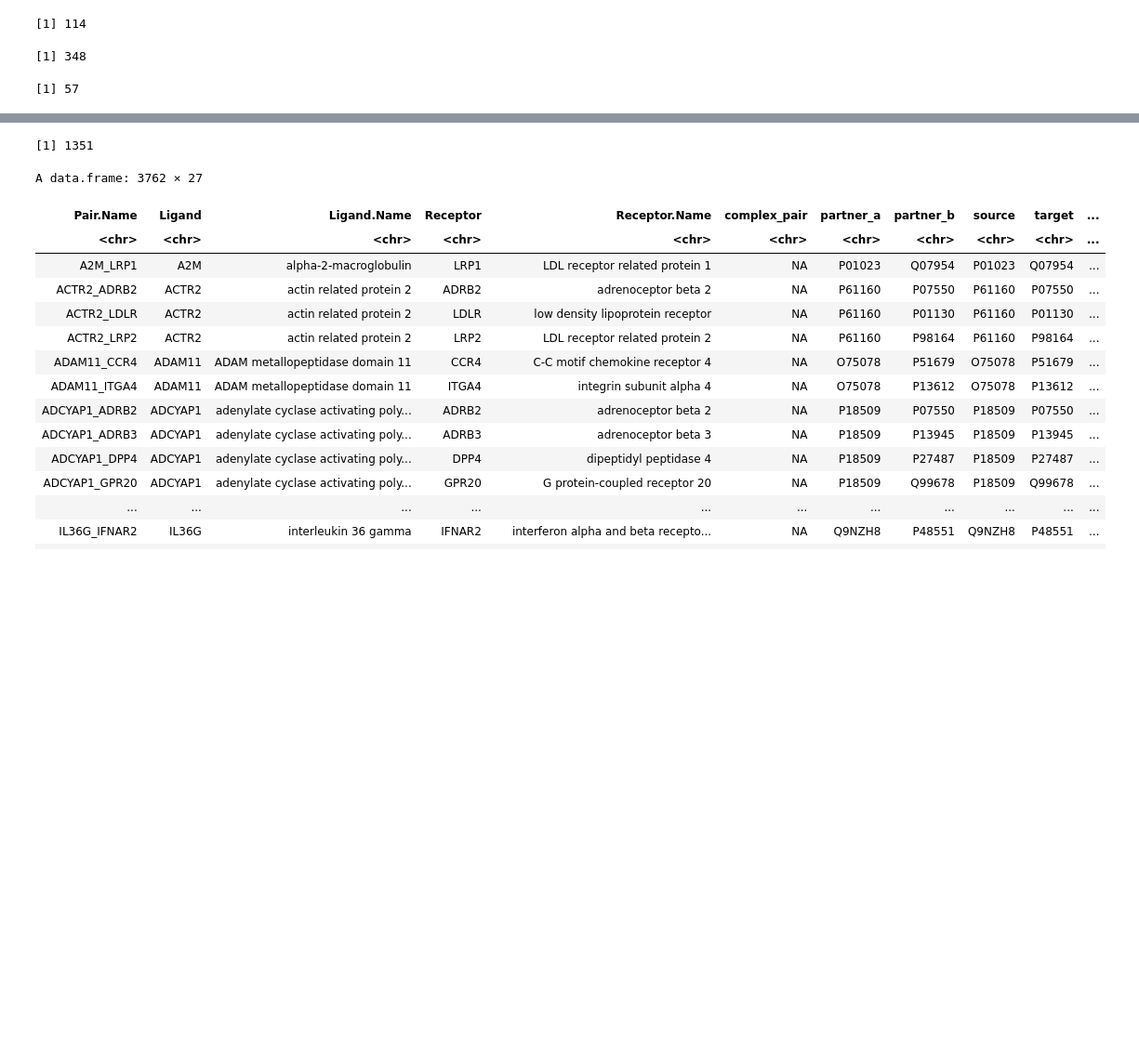
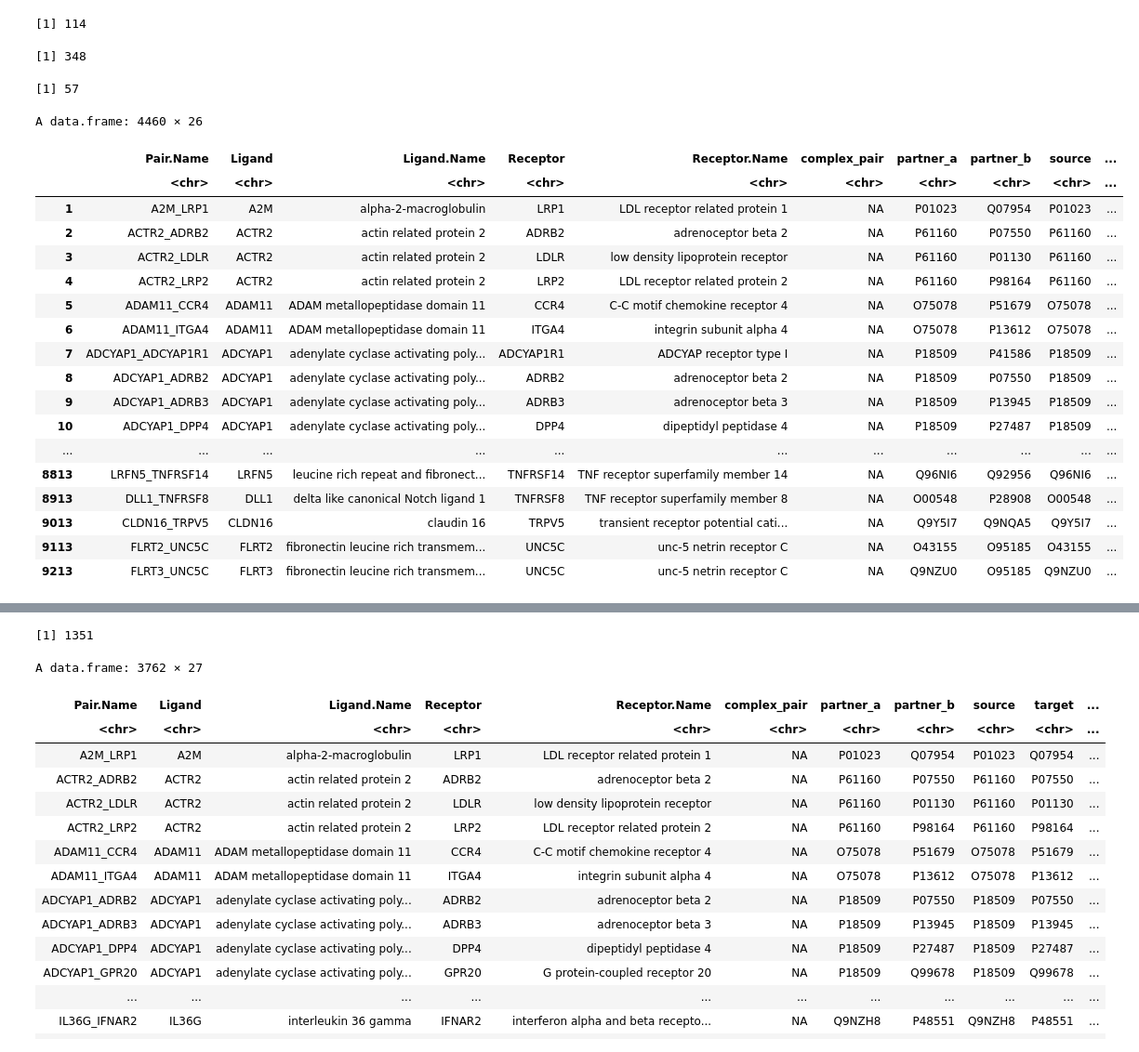
Before and after one commit to SoloveyMaria/community, a Jupyter notebook: docs/DB_building/BuildingUpDBwithCurated-Latest.ipynb, the cells around one changed output, grey strips where cells are left out. Shown at 93% size. Saved outputs shown, nothing was run; the diff lists cells and outputs as text; code cells hidden in the pictures; blank space fills up the shorter version.

```diff
--- a/docs/DB_building/BuildingUpDBwithCurated-Latest.ipynb
+++ b/docs/DB_building/BuildingUpDBwithCurated-Latest.ipynb
@@ -1184,0 +1187,2 @@ LR_database <- rbind(true_LR_DB, adhesive_DB,found_in_LR, LR_fix_dir)
+# %%
+LR_database <- LR_database[,!names(LR_database) == "dup"]
@@ -1185,3 +1193,9 @@ LR_database <- rbind(true_LR_DB, adhesive_DB,found_in_LR, LR_fix_dir)
+# %%
+LR_database["dup"] <- paste0(LR_database$Receptor, "_", LR_database$Ligand)
+# %%
+LR_database <- LR_database[!LR_database$Pair.Name %in% found_in_LR$dup,]
+# %%
+LR_database["dup"] <- paste0(LR_database$Receptor, "_", LR_database$Ligand)
 # %%
 LR_database <- LR_database[,!names(LR_database) == "dup"]
 # %%
@@ -1190,0 +1209,22 @@ save(LR_database, file = "LR_revised_latest.rda")
+# %%
+LR_database[LR_database$True_LR==TRUE,]
+# %% [output]
+A data.frame: 4460 × 26
+|  | Pair.Name | Ligand | Ligand.Name | Receptor | Receptor.Name | complex_pair | partner_a | partner_b | source | ... |
+|  | <chr> | <chr> | <chr> | <chr> | <chr> | <chr> | <chr> | <chr> | <chr> | ... |
+| 1 | A2M_LRP1 | A2M | alpha-2-macroglobulin | LRP1 | LDL receptor related protein 1 | NA | P01023 | Q07954 | P01023 | ... |
+| 2 | ACTR2_ADRB2 | ACTR2 | actin related protein 2 | ADRB2 | adrenoceptor beta 2 | NA | P61160 | P07550 | P61160 | ... |
+| 3 | ACTR2_LDLR | ACTR2 | actin related protein 2 | LDLR | low density lipoprotein receptor | NA | P61160 | P01130 | P61160 | ... |
+| 4 | ACTR2_LRP2 | ACTR2 | actin related protein 2 | LRP2 | LDL receptor related protein 2 | NA | P61160 | P98164 | P61160 | ... |
+| 5 | ADAM11_CCR4 | ADAM11 | ADAM metallopeptidase domain 11 | CCR4 | C-C motif chemokine receptor 4 | NA | O75078 | P51679 | O75078 | ... |
+| 6 | ADAM11_ITGA4 | ADAM11 | ADAM metallopeptidase domain 11 | ITGA4 | integrin subunit alpha 4 | NA | O75078 | P13612 | O75078 | ... |
+| 7 | ADCYAP1_ADCYAP1R1 | ADCYAP1 | adenylate cyclase activating poly... | ADCYAP1R1 | ADCYAP receptor type I | NA | P18509 | P41586 | P18509 | ... |
+| 8 | ADCYAP1_ADRB2 | ADCYAP1 | adenylate cyclase activating poly... | ADRB2 | adrenoceptor beta 2 | NA | P18509 | P07550 | P18509 | ... |
+| 9 | ADCYAP1_ADRB3 | ADCYAP1 | adenylate cyclase activating poly... | ADRB3 | adrenoceptor beta 3 | NA | P18509 | P13945 | P18509 | ... |
+| 10 | ADCYAP1_DPP4 | ADCYAP1 | adenylate cyclase activating poly... | DPP4 | dipeptidyl peptidase 4 | NA | P18509 | P27487 | P18509 | ... |
+| ... | ... | ... | ... | ... | ... | ... | ... | ... | ... | ... |
+| 8813 | LRFN5_TNFRSF14 | LRFN5 | leucine rich repeat and fibronect... | TNFRSF14 | TNF receptor superfamily member 14 | NA | Q96NI6 | Q92956 | Q96NI6 | ... |
+| 8913 | DLL1_TNFRSF8 | DLL1 | delta like canonical Notch ligand 1 | TNFRSF8 | TNF receptor superfamily member 8 | NA | O00548 | P28908 | O00548 | ... |
+| 9013 | CLDN16_TRPV5 | CLDN16 | claudin 16 | TRPV5 | transient receptor potential cati... | NA | Q9Y5I7 | Q9NQA5 | Q9Y5I7 | ... |
+| 9113 | FLRT2_UNC5C | FLRT2 | fibronectin leucine rich transmem... | UNC5C | unc-5 netrin receptor C | NA | O43155 | O95185 | O43155 | ... |
+| 9213 | FLRT3_UNC5C | FLRT3 | fibronectin leucine rich transmem... | UNC5C | unc-5 netrin receptor C | NA | Q9NZU0 | O95185 | Q9NZU0 | ... |
```
Also changed, not shown: parts of 12 cells of this notebook.
